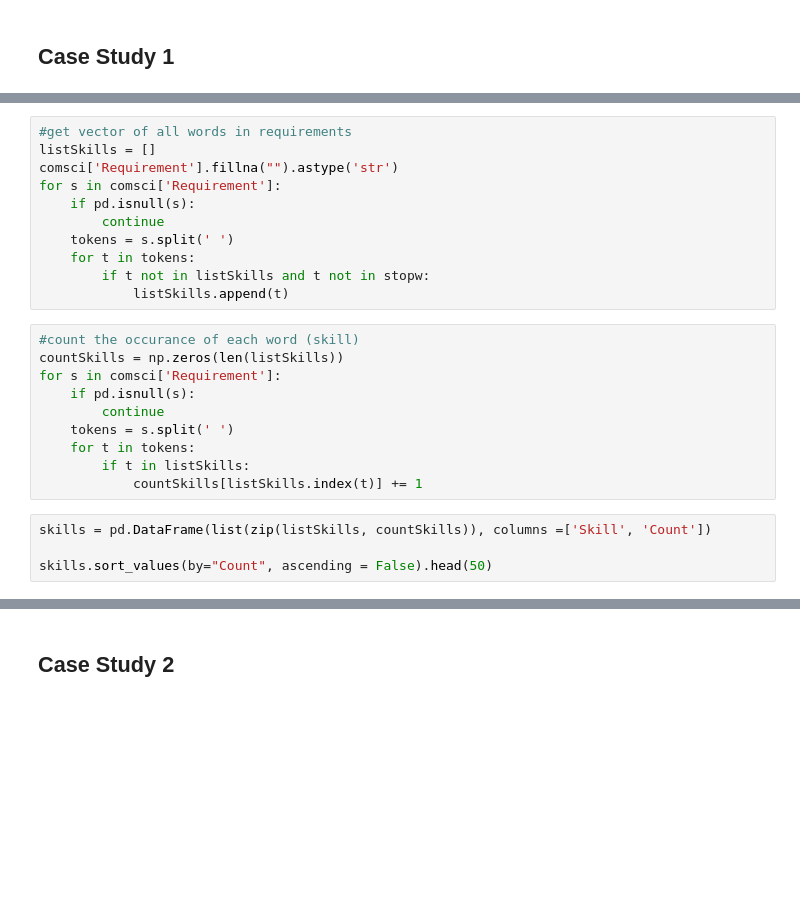
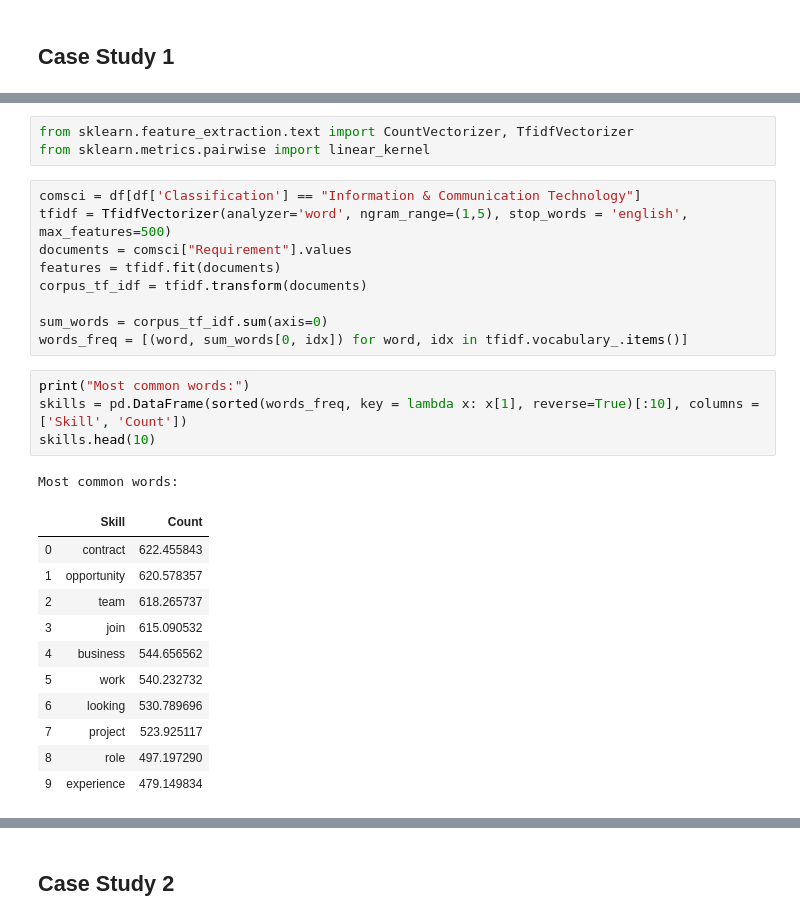
Before and after one commit to RyanWillie/Big-Data-Assignment, a Jupyter notebook: Notebook.ipynb, the cells around one changed output, grey strips where cells are left out. Drawn from its saved outputs; the diff is of its cells as text; blank space fills up the shorter version.

```diff
--- a/Notebook.ipynb
+++ b/Notebook.ipynb
@@ -548,25 +559,29 @@ stopw = ["+", "", "-", "|","i","me","my","myself","we","our","ours","ourselves",
-# %%
-#get vector of all words in requirements
-listSkills = []
-comsci['Requirement'].fillna("").astype('str')
-for s in comsci['Requirement']:
-    if pd.isnull(s):
-        continue
-    tokens = s.split(' ')
-    for t in tokens:
-        if t not in listSkills and t not in stopw:
-            listSkills.append(t)
-# %%
-#count the occurance of each word (skill)
-countSkills = np.zeros(len(listSkills))
-for s in comsci['Requirement']:
-    if pd.isnull(s):
-        continue
-    tokens = s.split(' ')
-    for t in tokens:
-        if t in listSkills:
-            countSkills[listSkills.index(t)] += 1
-# %%
-skills = pd.DataFrame(list(zip(listSkills, countSkills)), columns =['Skill', 'Count'])
-
-skills.sort_values(by="Count", ascending = False).head(50)
+# %%
+from sklearn.feature_extraction.text import CountVectorizer, TfidfVectorizer
+from sklearn.metrics.pairwise import linear_kernel
+# %%
+comsci = df[df['Classification'] == "Information & Communication Technology"]
+tfidf = TfidfVectorizer(analyzer='word', ngram_range=(1,5), stop_words = 'english', max_features=500)
+documents = comsci["Requirement"].values
+features = tfidf.fit(documents)
+corpus_tf_idf = tfidf.transform(documents)
+
+sum_words = corpus_tf_idf.sum(axis=0)
+words_freq = [(word, sum_words[0, idx]) for word, idx in tfidf.vocabulary_.items()]
+# %%
+print("Most common words:")
+skills = pd.DataFrame(sorted(words_freq, key = lambda x: x[1], reverse=True)[:10], columns =['Skill', 'Count'])
+skills.head(10)
+# %% [output]
+Most common words:
+|  | Skill | Count |
+| 0 | contract | 622.455843 |
+| 1 | opportunity | 620.578357 |
+| 2 | team | 618.265737 |
+| 3 | join | 615.090532 |
+| 4 | business | 544.656562 |
+| 5 | work | 540.232732 |
+| 6 | looking | 530.789696 |
+| 7 | project | 523.925117 |
+| 8 | role | 497.197290 |
+| 9 | experience | 479.149834 |
```
Also changed, not shown: parts of 15 cells of this notebook.
